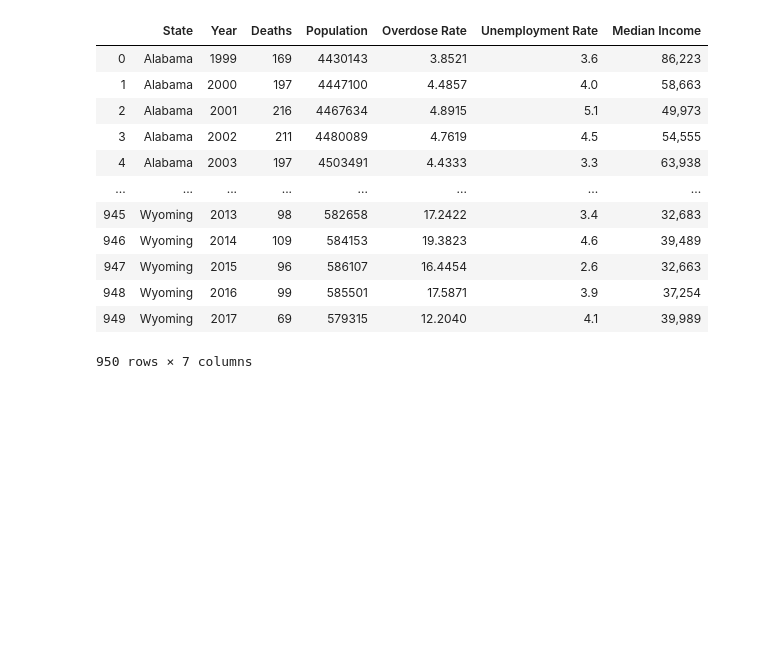
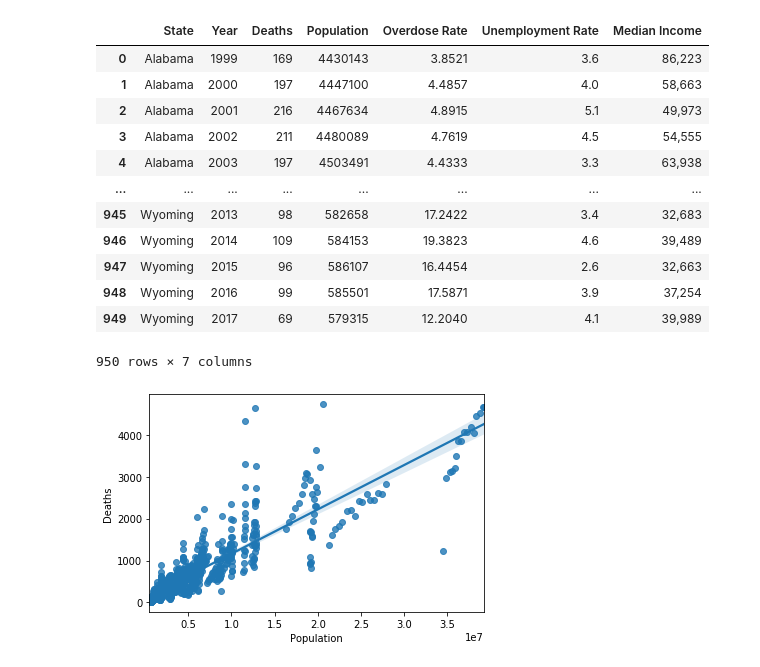
Before and after one commit to calebsanfo/CS216-Final, a Jupyter notebook: national/state_analysis.ipynb, the cells around one changed output. Drawn from its saved outputs; the diff is of its cells as text; code cells hidden in the pictures; blank space fills up the shorter version.

```diff
--- a/national/state_analysis.ipynb
+++ b/national/state_analysis.ipynb
@@ -245,3 +245,9 @@ new_df2
 | 948 | Wyoming | 2016 | 99 | 585501 | 17.5871 | 3.9 | 37,254 |
 | 949 | Wyoming | 2017 | 69 | 579315 | 12.2040 | 4.1 | 39,989 |
 950 rows × 7 columns
+# %%
+import seaborn as sns
+import matplotlib as plt
+ax = sns.regplot(x = "Population", y="Deaths", data=new_df)
+# %% [output]
+[figure, added]
```
Also changed, not shown: parts of 24 cells of this notebook.
